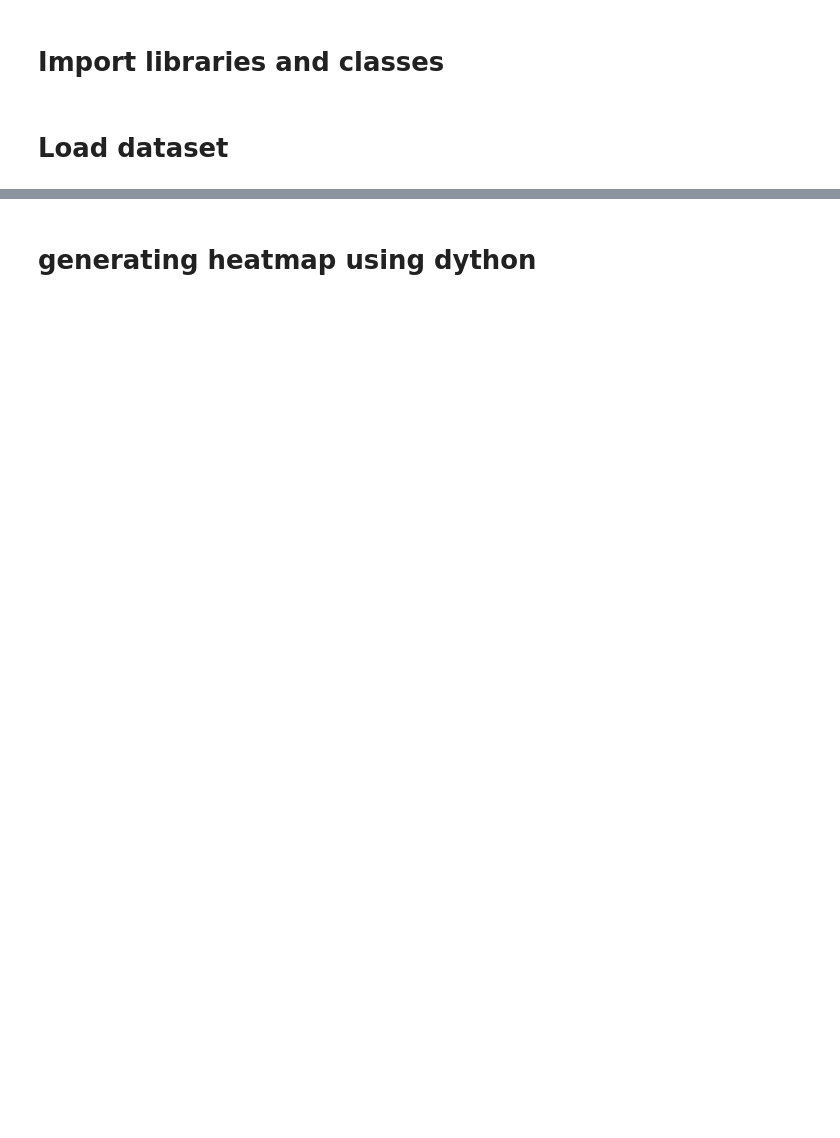
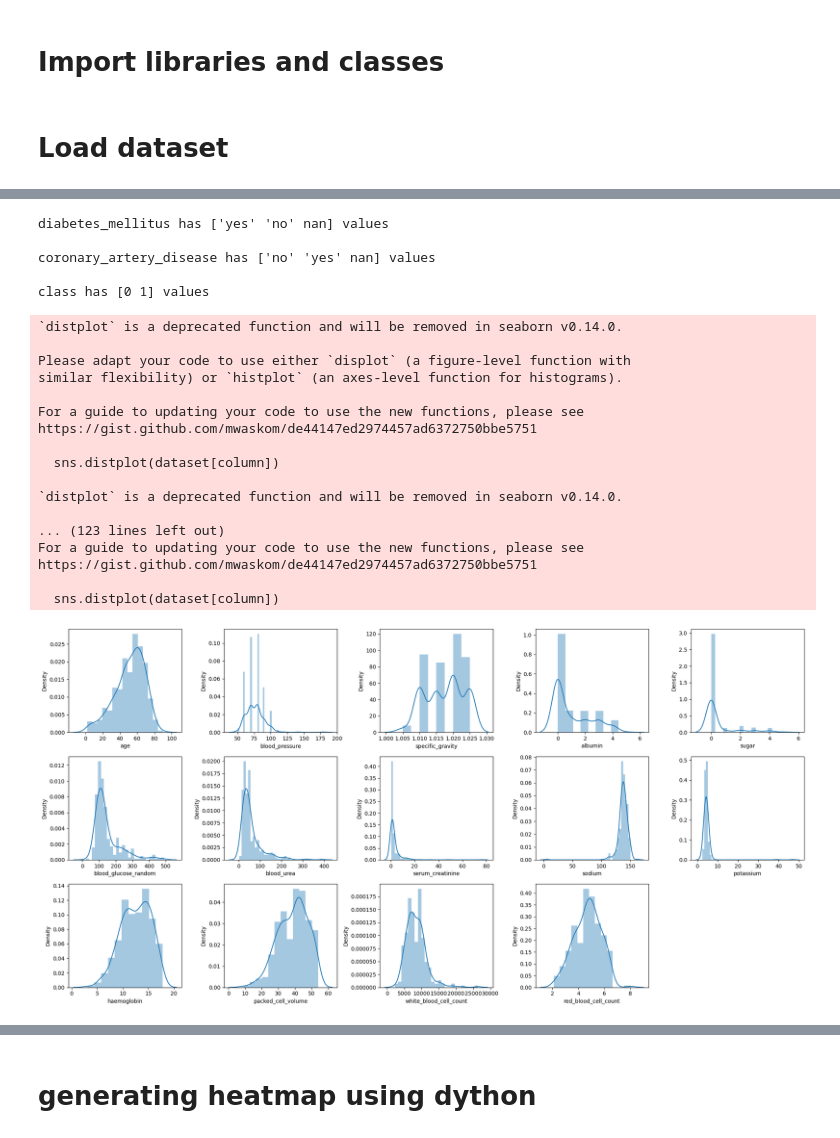
Before and after one commit to Shadman1077/Chronic-Kidney-Disease-Prediction, a Jupyter notebook: preprocessing.ipynb, the cells around one changed output, grey strips where cells are left out. Cells and saved outputs as stored; diff of their text form; code cells hidden in the pictures; blank space fills up the shorter version.

```diff
--- a/preprocessing.ipynb
+++ b/preprocessing.ipynb
@@ -220,0 +123,5 @@ df_clean.groupby('classification').mean()
+# %%
+# converting necessary columns to numerical type
+dataset['packed_cell_volume']     = pd.to_numeric(dataset['packed_cell_volume']    , errors='coerce')
+dataset['white_blood_cell_count'] = pd.to_numeric(dataset['white_blood_cell_count'], errors='coerce')
+dataset['red_blood_cell_count']   = pd.to_numeric(dataset['red_blood_cell_count']  , errors='coerce')
@@ -220,0 +148,4 @@ df_clean.groupby('classification').mean()
+# %%
+# Extracting categorical and numerical columns
+cat_cols = [col for col in dataset.columns if dataset[col].dtype == 'object']
+num_cols = [col for col in dataset.columns if dataset[col].dtype != 'object']
@@ -220,0 +174,54 @@ df_clean.groupby('classification').mean()
+# %%
+# replace incorrect values
+dataset['diabetes_mellitus'].replace(to_replace = {'\tno':'no','\tyes':'yes',' yes':'yes'},inplace=True)
+dataset['coronary_artery_disease'].replace(to_replace ={'\tno':'no'},inplace=True)
+dataset['class'].replace(to_replace = {'ckd\t': 'ckd', 'notckd': 'not ckd'},inplace=True)
+# %%
+dataset['class'] = dataset['class'].map({'ckd': 0, 'not ckd': 1})
+dataset['class'] = pd.to_numeric(dataset['class'], errors='coerce')
+# %%
+cols = ['diabetes_mellitus', 'coronary_artery_disease', 'class']
+
+for col in cols:
+    print(f"{col} has {dataset[col].unique()} values\n")
+# %% [output]
+diabetes_mellitus has ['yes' 'no' nan] values
+
+coronary_artery_disease has ['no' 'yes' nan] values
+
+class has [0 1] values
+# %%
+# checking numerical features distribution
+
+plt.figure(figsize = (20,10))
+plot_number = 1
+
+for column in num_cols:
+    if plot_number <= 14:
+        ax = plt.subplot(3, 5, plot_number)
+        sns.distplot(dataset[column])
+        plt.xlabel(column)
+
+    plot_number += 1
+
+plt.tight_layout()
+plt.show()
+# %% [output]
+`distplot` is a deprecated function and will be removed in seaborn v0.14.0.
+
+Please adapt your code to use either `displot` (a figure-level function with
+similar flexibility) or `histplot` (an axes-level function for histograms).
+
+For a guide to updating your code to use the new functions, please see
+https://gist.github.com/mwaskom/de44147ed2974457ad6372750bbe5751
+
+  sns.distplot(dataset[column])
+
+`distplot` is a deprecated function and will be removed in seaborn v0.14.0.
+
+... (123 lines left out)
+For a guide to updating your code to use the new functions, please see
+https://gist.github.com/mwaskom/de44147ed2974457ad6372750bbe5751
+
+  sns.distplot(dataset[column])
+[figure, added]
```
Also changed, not shown: parts of 110 cells of this notebook, 2 other files.
